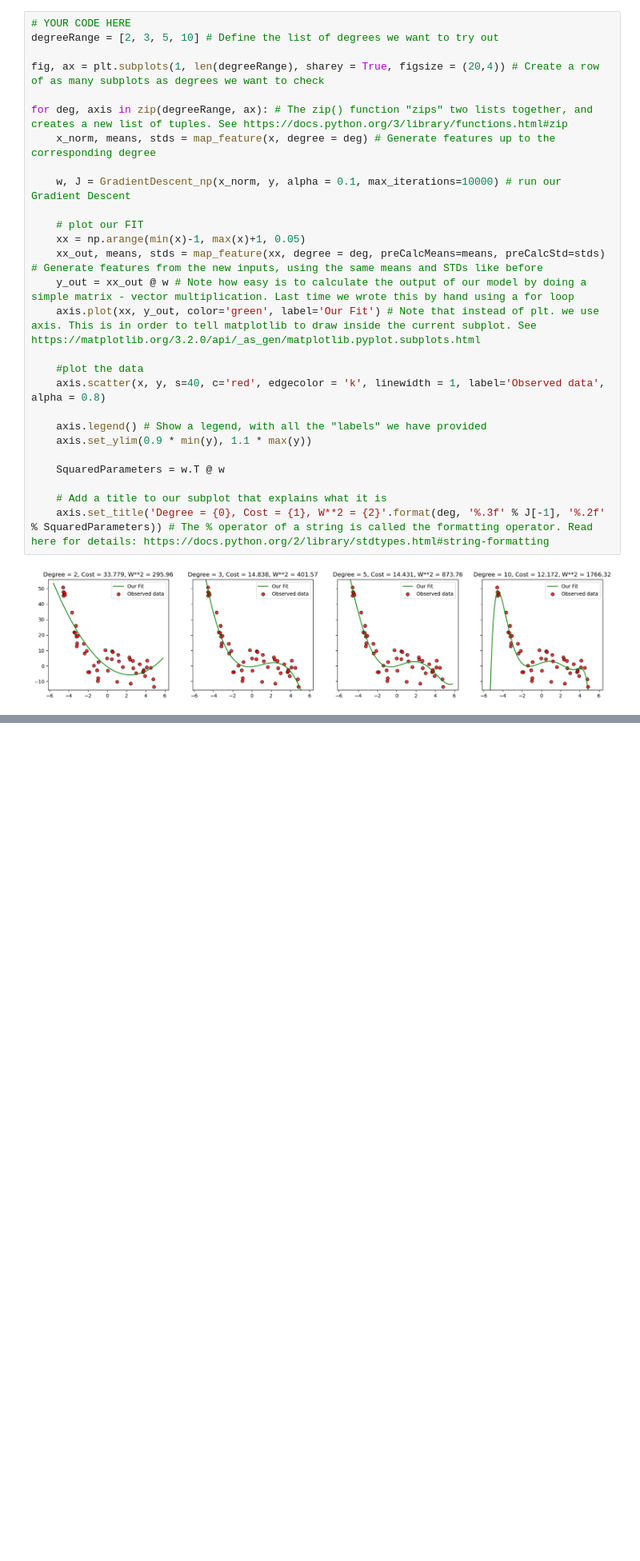
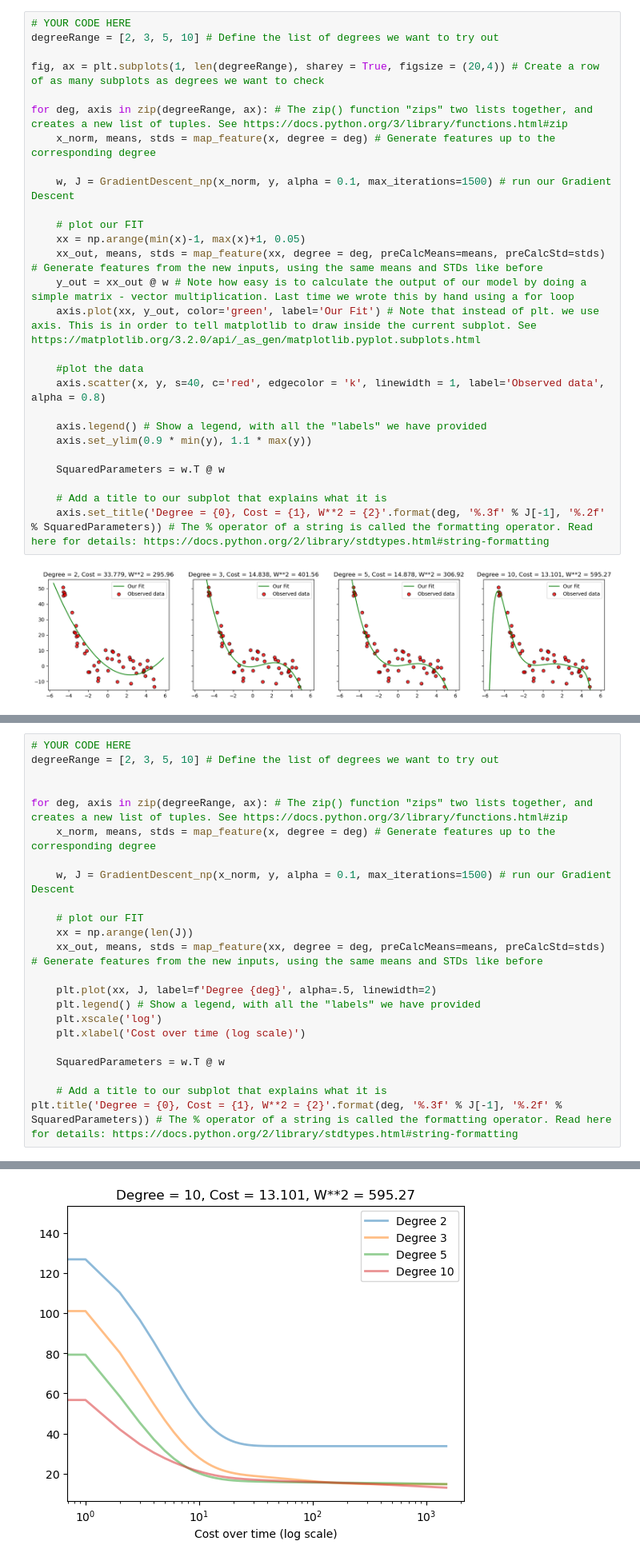
Before and after one commit to tomiock/ML2024-25, a Jupyter notebook: Session 4 - Regularisation/P4_Regularisation.ipynb, the cells around one changed output, grey strips where cells are left out. Shown at 80% size. Saved outputs shown, nothing was run; the diff lists cells and outputs as text; blank space fills up the shorter version.

```diff
--- a/Session 4 - Regularisation/P4_Regularisation.ipynb
+++ b/Session 4 - Regularisation/P4_Regularisation.ipynb
@@ -130,7 +130,7 @@ fig, ax = plt.subplots(1, len(degreeRange), sharey = True, figsize = (20,4)) # C
 for deg, axis in zip(degreeRange, ax): # The zip() function "zips" two lists together, and creates a new list of tuples. See https://docs.python.org/3/library/functions.html#zip
     x_norm, means, stds = map_feature(x, degree = deg) # Generate features up to the corresponding degree
 
-    w, J = GradientDescent_np(x_norm, y, alpha = 0.1, max_iterations=10000) # run our Gradient Descent
+    w, J = GradientDescent_np(x_norm, y, alpha = 0.1, max_iterations=1500) # run our Gradient Descent
 
     # plot our FIT
     xx = np.arange(min(x)-1, max(x)+1, 0.05)
@@ -157,2 +158,26 @@ Before the models did not converge properly because there were not enough max it
 
 ---
+# %%
+# YOUR CODE HERE
+degreeRange = [2, 3, 5, 10] # Define the list of degrees we want to try out
+
+
+for deg, axis in zip(degreeRange, ax): # The zip() function "zips" two lists together, and creates a new list of tuples. See https://docs.python.org/3/library/functions.html#zip
+    x_norm, means, stds = map_feature(x, degree = deg) # Generate features up to the corresponding degree
+
+    w, J = GradientDescent_np(x_norm, y, alpha = 0.1, max_iterations=1500) # run our Gradient Descent
+
+    # plot our FIT
+    xx = np.arange(len(J))
+    xx_out, means, stds = map_feature(xx, degree = deg, preCalcMeans=means, preCalcStd=stds) # Generate features from the new inputs, using the same means and STDs like before
+
+    plt.plot(xx, J, label=f'Degree {deg}', alpha=.5, linewidth=2)
+    plt.legend() # Show a legend, with all the "labels" we have provided
+    plt.xscale('log')
+    plt.xlabel('Cost over time (log scale)')
+
+    SquaredParameters = w.T @ w
+
+    # Add a title to our subplot that explains what it is
+plt.title('Degree = {0}, Cost = {1}, W**2 = {2}'.format(deg, '%.3f' % J[-1], '%.2f' % SquaredParameters)) # The % operator of a string is called the formatting operator. Read here for details: https://docs.python.org/2/library/stdtypes.html#string-formatting
+# %% [output]
@@ -158,0 +185 @@ Before the models did not converge properly because there were not enough max it
+[figure, added]
```
Also changed, not shown: parts of 31 cells of this notebook.
